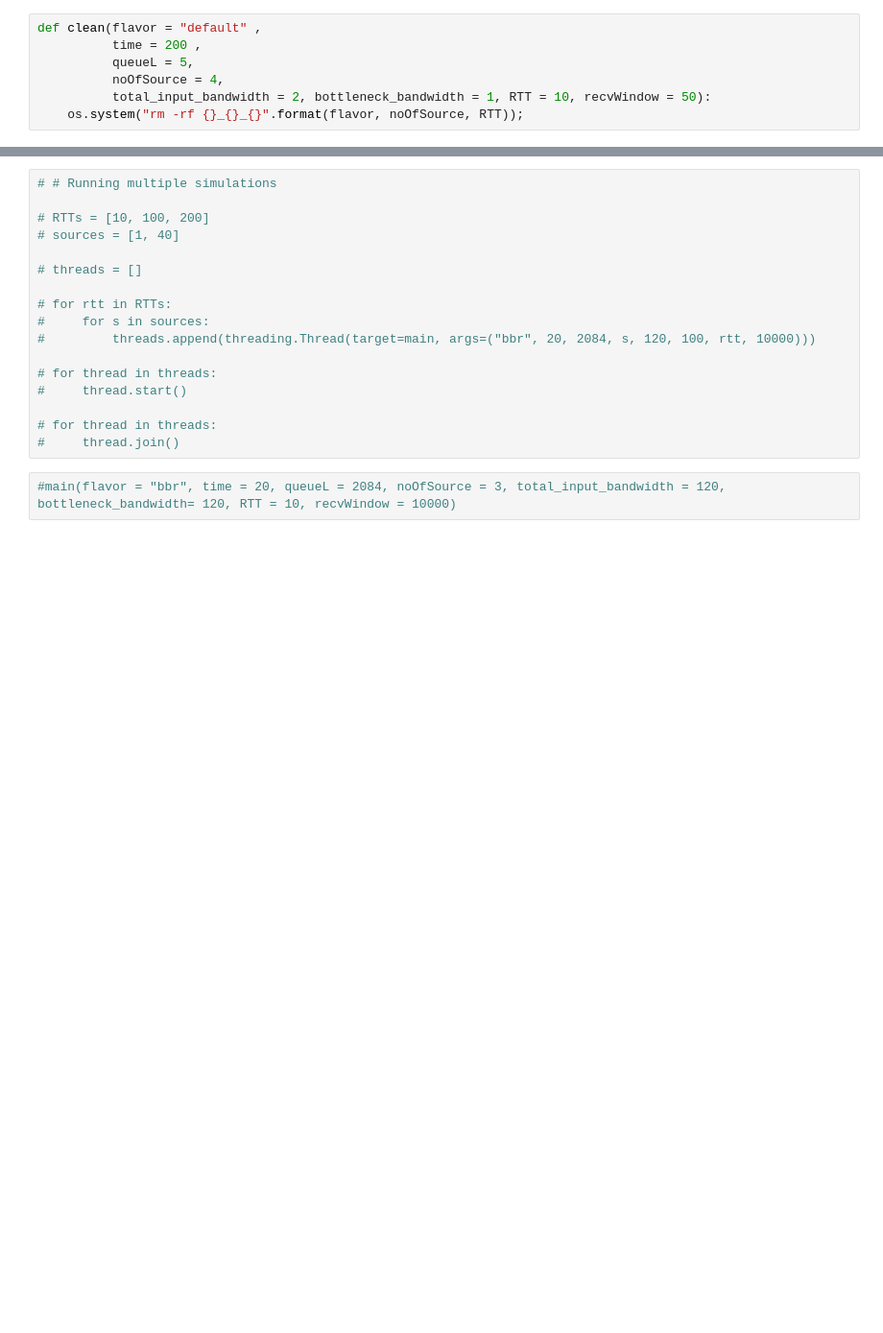
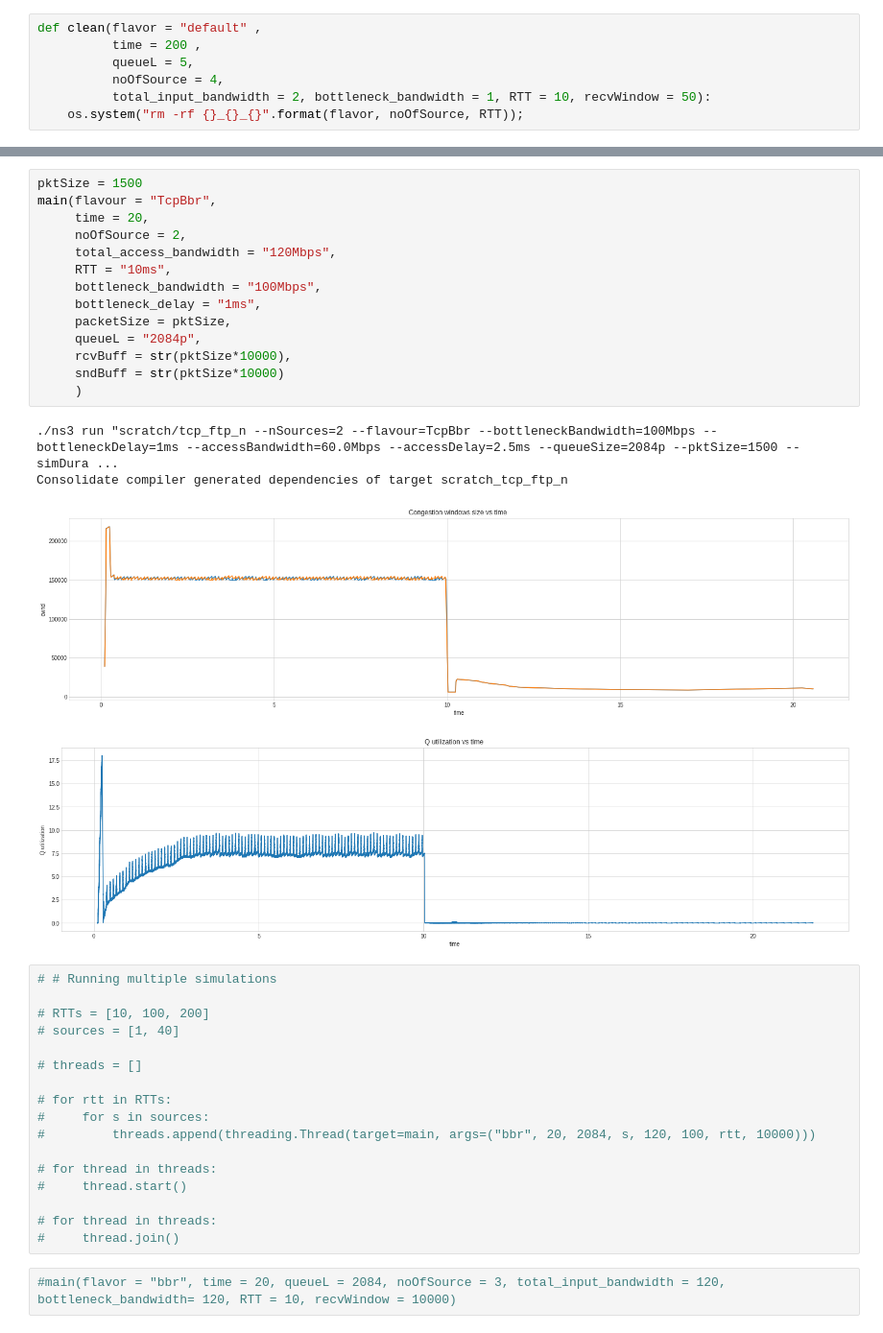
Before and after one commit to divyashk/TCP-BBR-ns3, a Jupyter notebook: dumbell-ns3/report.ipynb, the cells around one changed output, grey strips where cells are left out. Shown at 96% size. Drawn from its saved outputs; the diff is of its cells as text; blank space fills up the shorter version.

```diff
--- a/dumbell-ns3/report.ipynb
+++ b/dumbell-ns3/report.ipynb
@@ -76,3 +107,22 @@ Build commands will be stored in build/compile_commands.json
+# %%
+pktSize = 1500
+main(flavour = "TcpBbr",
+     time = 20,
+     noOfSource = 2,
+     total_access_bandwidth = "120Mbps",
+     RTT = "10ms",
+     bottleneck_bandwidth = "100Mbps",
+     bottleneck_delay = "1ms",
+     packetSize = pktSize,
+     queueL = "2084p",
+     rcvBuff = str(pktSize*10000),
+     sndBuff = str(pktSize*10000)
+     )
+# %% [output]
+./ns3 run "scratch/tcp_ftp_n --nSources=2 --flavour=TcpBbr --bottleneckBandwidth=100Mbps --bottleneckDelay=1ms --accessBandwidth=60.0Mbps --accessDelay=2.5ms --queueSize=2084p --pktSize=1500 --simDura ...
+Consolidate compiler generated dependencies of target scratch_tcp_ftp_n
+[figure, added]
+[figure, added]
 # %%
 # # Running multiple simulations
 
```
Also changed, not shown: parts of 4 cells of this notebook, 1 other file.
